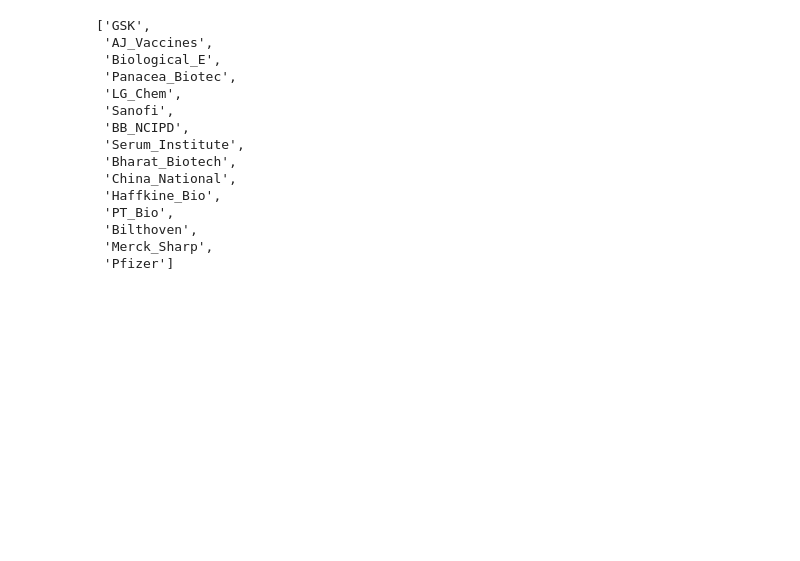
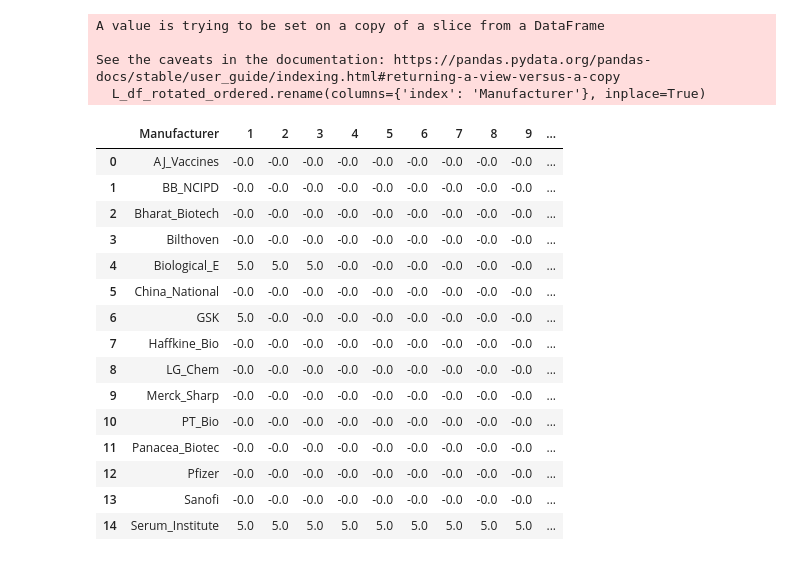
Before and after one commit to nuhorchak/Vaccine_Tender, a Jupyter notebook: visualization_tools/test_viz/munging_results.ipynb, the cells around one changed output. Drawn from its saved outputs; the diff is of its cells as text; code cells hidden in the pictures; blank space fills up the shorter version.

```diff
--- a/visualization_tools/test_viz/munging_results.ipynb
+++ b/visualization_tools/test_viz/munging_results.ipynb
@@ -11,32 +13,0 @@ with open(file_path, 'r') as file:
-# %%
-# Extract unique producers from the provided data
-unique_producers = set()
-
-# Collect unique producers from commitment amounts
-for vaccine, producers in combined_data["Q_commitment_amounts"].items():
-    for producer in producers:
-        unique_producers.add(producer)
-
-# Collect unique producers from production amounts
-for vaccine, producers in combined_data["X_production_amounts"].items():
-    for producer in producers:
-        unique_producers.add(producer)
-
-unique_producers_list = list(unique_producers)
-unique_producers_list
-# %% [output]
-['GSK',
- 'AJ_Vaccines',
- 'Biological_E',
- 'Panacea_Biotec',
- 'LG_Chem',
- 'Sanofi',
- 'BB_NCIPD',
- 'Serum_Institute',
- 'Bharat_Biotech',
- 'China_National',
- 'Haffkine_Bio',
- 'PT_Bio',
- 'Bilthoven',
- 'Merck_Sharp',
- 'Pfizer']
@@ -42,0 +37,48 @@ unique_producers_list
+# %%
+# Adjusting the ordering function to handle nested dictionaries with non-numeric keys
+def order_data(data_dict):
+    ordered_data = {}
+    for key, value in data_dict.items():
+        if isinstance(value, dict):
+            ordered_data[key] = {k: order_data(v) if isinstance(v, dict) else v for k, v in sorted(value.items(), key=lambda item: int(item[0]) if item[0].isdigit() else item[0])}
+        else:
+            ordered_data[key] = value
+    return ordered_data
+
+# Apply ordering to combined_data
+L_ordered = order_data(combined_data['L_capacity_extension_decision'])
+
+# Convert the 'L_capacity_extension_decision' data into a DataFrame for better visualization
+L_df = pd.DataFrame(L_ordered).sort_index()
+# Rotate the DataFrame
+L_df_rotated = L_df.transpose()
+# Order the columns from 1 to 10
+ordered_columns = [str(i) for i in range(1, 11)]
+L_df_rotated_ordered = L_df_rotated[ordered_columns]
+# Reset the index to make manufacturers the first column
+L_df_rotated_ordered.reset_index(inplace=True)
+L_df_rotated_ordered.rename(columns={'index': 'Manufacturer'}, inplace=True)
+
+L_df_rotated_ordered = L_df_rotated_ordered.sort_values(by='Manufacturer').reset_index(drop=True)
+L_df_rotated_ordered
+# %% [output]
+A value is trying to be set on a copy of a slice from a DataFrame
+
+See the caveats in the documentation: https://pandas.pydata.org/pandas-docs/stable/user_guide/indexing.html#returning-a-view-versus-a-copy
+  L_df_rotated_ordered.rename(columns={'index': 'Manufacturer'}, inplace=True)
+|  | Manufacturer | 1 | 2 | 3 | 4 | 5 | 6 | 7 | 8 | 9 | ... |
+| 0 | AJ_Vaccines | -0.0 | -0.0 | -0.0 | -0.0 | -0.0 | -0.0 | -0.0 | -0.0 | -0.0 | ... |
+| 1 | BB_NCIPD | -0.0 | -0.0 | -0.0 | -0.0 | -0.0 | -0.0 | -0.0 | -0.0 | -0.0 | ... |
+| 2 | Bharat_Biotech | -0.0 | -0.0 | -0.0 | -0.0 | -0.0 | -0.0 | -0.0 | -0.0 | -0.0 | ... |
+| 3 | Bilthoven | -0.0 | -0.0 | -0.0 | -0.0 | -0.0 | -0.0 | -0.0 | -0.0 | -0.0 | ... |
+| 4 | Biological_E | 5.0 | 5.0 | 5.0 | -0.0 | -0.0 | -0.0 | -0.0 | -0.0 | -0.0 | ... |
+| 5 | China_National | -0.0 | -0.0 | -0.0 | -0.0 | -0.0 | -0.0 | -0.0 | -0.0 | -0.0 | ... |
+| 6 | GSK | 5.0 | -0.0 | -0.0 | -0.0 | -0.0 | -0.0 | -0.0 | -0.0 | -0.0 | ... |
+| 7 | Haffkine_Bio | -0.0 | -0.0 | -0.0 | -0.0 | -0.0 | -0.0 | -0.0 | -0.0 | -0.0 | ... |
+| 8 | LG_Chem | -0.0 | -0.0 | -0.0 | -0.0 | -0.0 | -0.0 | -0.0 | -0.0 | -0.0 | ... |
+| 9 | Merck_Sharp | -0.0 | -0.0 | -0.0 | -0.0 | -0.0 | -0.0 | -0.0 | -0.0 | -0.0 | ... |
+| 10 | PT_Bio | -0.0 | -0.0 | -0.0 | -0.0 | -0.0 | -0.0 | -0.0 | -0.0 | -0.0 | ... |
+| 11 | Panacea_Biotec | -0.0 | -0.0 | -0.0 | -0.0 | -0.0 | -0.0 | -0.0 | -0.0 | -0.0 | ... |
+| 12 | Pfizer | -0.0 | -0.0 | -0.0 | -0.0 | -0.0 | -0.0 | -0.0 | -0.0 | -0.0 | ... |
+| 13 | Sanofi | -0.0 | -0.0 | -0.0 | -0.0 | -0.0 | -0.0 | -0.0 | -0.0 | -0.0 | ... |
+| 14 | Serum_Institute | 5.0 | 5.0 | 5.0 | 5.0 | 5.0 | 5.0 | 5.0 | 5.0 | 5.0 | ... |
```
Also changed, not shown: parts of 22 cells of this notebook, 13 other files.
